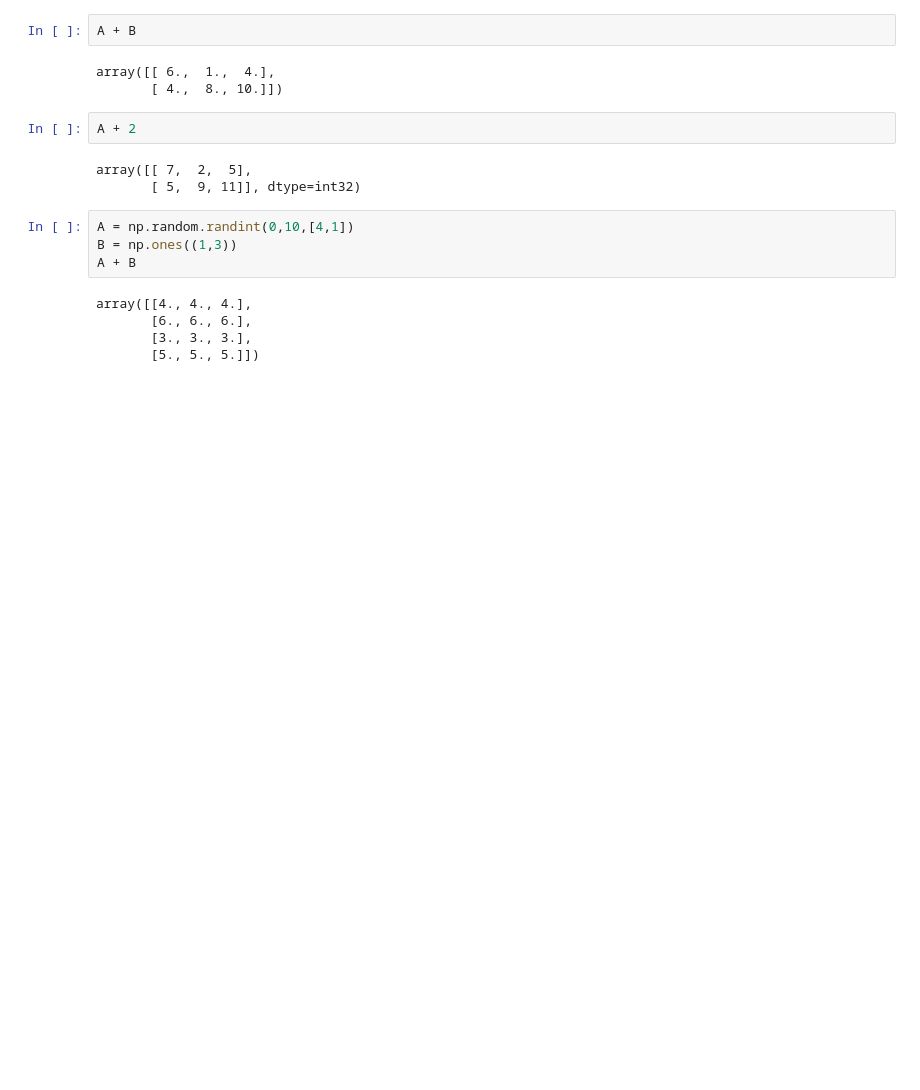
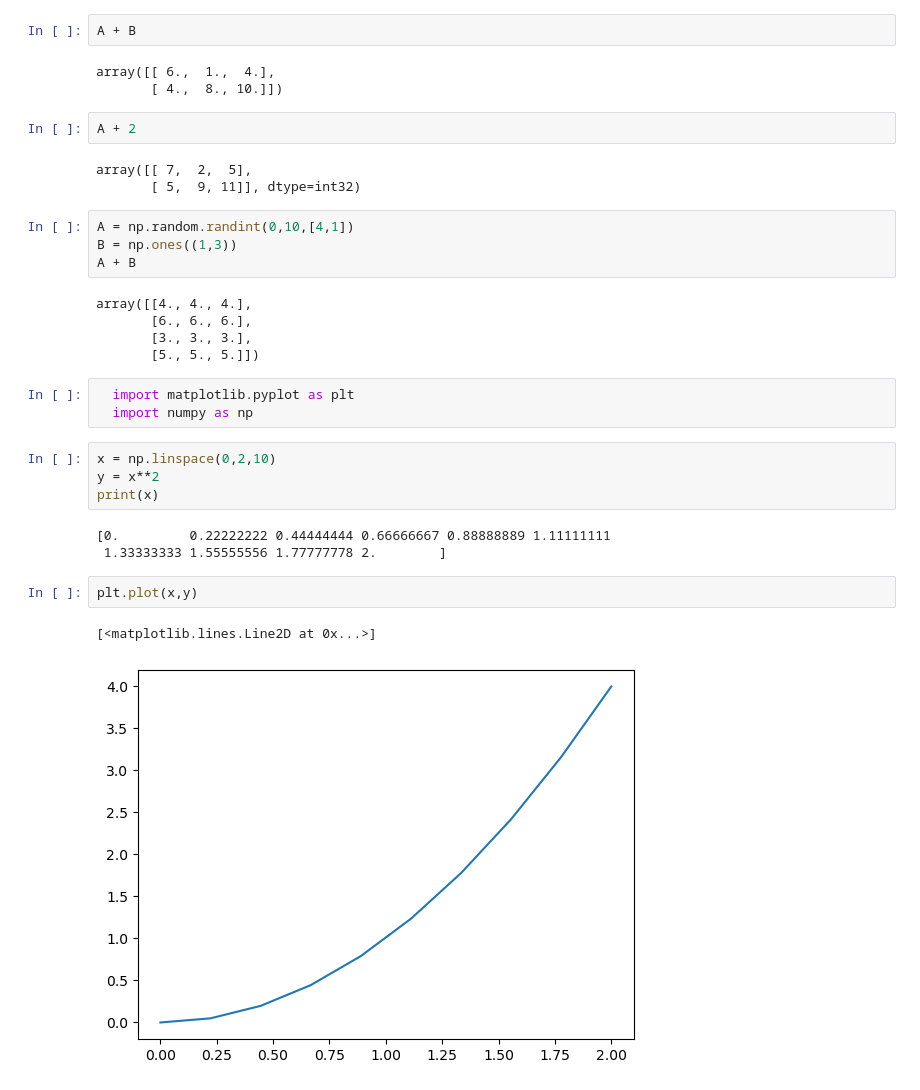
Before and after one commit to DonaPam/Python_MachineLearning-, a Jupyter notebook: sample.ipynb, the cells around one changed output. Cells and saved outputs as stored; diff of their text form; blank space fills up the shorter version.

Commit message:
adding matplotlib

```diff
--- a/sample.ipynb
+++ b/sample.ipynb
@@ -465,3 +465,18 @@ array([[4., 4., 4.],
        [6., 6., 6.],
        [3., 3., 3.],
        [5., 5., 5.]])
+# %%
+  import matplotlib.pyplot as plt
+  import numpy as np
+# %%
+x = np.linspace(0,2,10)
+y = x**2
+print(x)
+# %% [output]
+[0.         0.22222222 0.44444444 0.66666667 0.88888889 1.11111111
+ 1.33333333 1.55555556 1.77777778 2.        ]
+# %%
+plt.plot(x,y)
+# %% [output]
+[<matplotlib.lines.Line2D at 0x...>]
+[figure, added]
```
Also changed, not shown: 6 other files.
